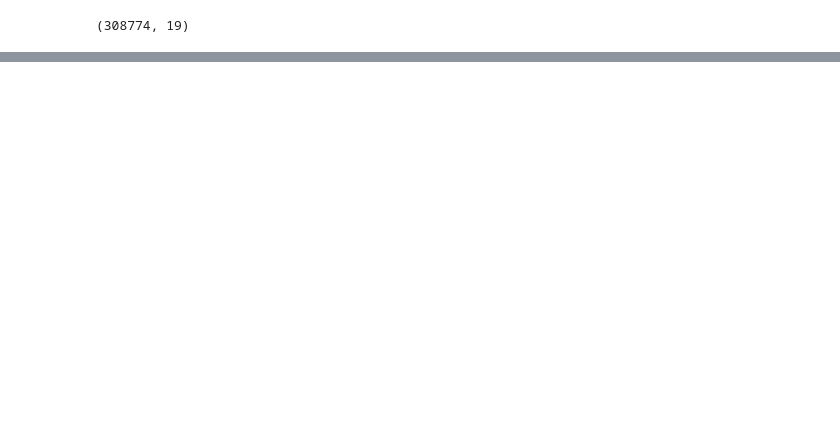
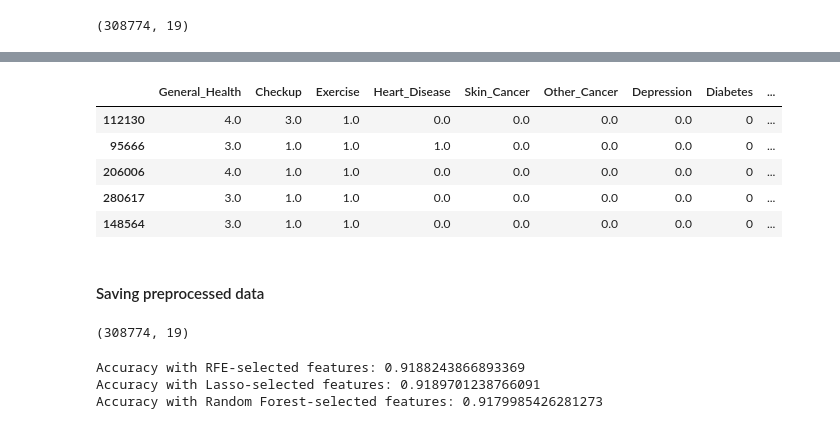
Before and after one commit to ziyanoffl/Heart_Disease_Prediction, a Jupyter notebook: data_preprocessing_cardiovascular.ipynb, the cells around one changed output, grey strips where cells are left out. Cells and saved outputs as stored; diff of their text form; code cells hidden in the pictures; blank space fills up the shorter version.

```diff
--- a/data_preprocessing_cardiovascular.ipynb
+++ b/data_preprocessing_cardiovascular.ipynb
@@ -743 +699,14 @@ Feature Ranking (CFS):
 | FriedPotato_Consumption      |    26.4145 |
+# %%
+# Drop the columns 'age' and 'gender' from the original dataframe
+data_ordinal_encode = data_ordinal_encode.drop(['FriedPotato_Consumption'], axis=1)
+data_ordinal_encode.head()
+# %% [output]
+|  | General_Health | Checkup | Exercise | Heart_Disease | Skin_Cancer | Other_Cancer | Depression | Diabetes | ... |
+| 112130 | 4.0 | 3.0 | 1.0 | 0.0 | 0.0 | 0.0 | 0.0 | 0 | ... |
+| 95666 | 3.0 | 1.0 | 1.0 | 1.0 | 0.0 | 0.0 | 0.0 | 0 | ... |
+| 206006 | 4.0 | 1.0 | 1.0 | 0.0 | 0.0 | 0.0 | 0.0 | 0 | ... |
+| 280617 | 3.0 | 1.0 | 1.0 | 0.0 | 0.0 | 0.0 | 0.0 | 0 | ... |
+| 148564 | 3.0 | 1.0 | 1.0 | 0.0 | 0.0 | 0.0 | 0.0 | 0 | ... |
+# %% [markdown]
+#### Saving preprocessed data
@@ -743,0 +715,63 @@ Feature Ranking (CFS):
+# %%
+data_ordinal_encode.shape
+# %% [output]
+(308774, 19)
+# %%
+# Import necessary libraries
+import pandas as pd
+from sklearn.model_selection import train_test_split
+from sklearn.feature_selection import SelectFromModel, RFE
+from sklearn.linear_model import LogisticRegression
+from sklearn.ensemble import RandomForestClassifier
+from sklearn.metrics import accuracy_score
+
+X = data_ordinal_encode.drop("Heart_Disease", axis=1)
+y = data_ordinal_encode["Heart_Disease"]
+
+# Split the data into training and testing sets
+X_train, X_test, y_train, y_test = train_test_split(X, y, test_size=0.2, random_state=42)
+
+# Method 1: Recursive Feature Elimination (RFE)
+model_rfe = LogisticRegression(solver='liblinear')
+rfe = RFE(model_rfe, n_features_to_select=10)
+X_train_rfe = rfe.fit_transform(X_train, y_train)
+X_test_rfe = rfe.transform(X_test)
+
+# Method 2: Lasso Regression (L1 Regularization)
+model_lasso = LogisticRegression(penalty='l1', solver='liblinear', C=0.1)
+model_lasso.fit(X_train, y_train)
+sfm = SelectFromModel(model_lasso, threshold=0.25)
+sfm.fit(X_train, y_train)
+X_train_lasso = sfm.transform(X_train)
+X_test_lasso = sfm.transform(X_test)
+
+# Method 3: Random Forest Feature Importance
+model_rf = RandomForestClassifier(n_estimators=100, random_state=42)
+model_rf.fit(X_train, y_train)
+importances = model_rf.feature_importances_
+sfm_rf = SelectFromModel(model_rf, threshold=0.05)
+sfm_rf.fit(X_train, y_train)
+X_train_rf = sfm_rf.transform(X_train)
+X_test_rf = sfm_rf.transform(X_test)
+
+# Create and evaluate a simple model using selected features
+def evaluate_model(X_train, X_test, y_train, y_test):
+    model = LogisticRegression(solver='liblinear')
+    model.fit(X_train, y_train)
+    y_pred = model.predict(X_test)
+    accuracy = accuracy_score(y_test, y_pred)
+    return accuracy
+
+# Evaluate the models
+accuracy_rfe = evaluate_model(X_train_rfe, X_test_rfe, y_train, y_test)
+accuracy_lasso = evaluate_model(X_train_lasso, X_test_lasso, y_train, y_test)
+accuracy_rf = evaluate_model(X_train_rf, X_test_rf, y_train, y_test)
+
+# Print the results
+print("Accuracy with RFE-selected features:", accuracy_rfe)
+print("Accuracy with Lasso-selected features:", accuracy_lasso)
+print("Accuracy with Random Forest-selected features:", accuracy_rf)
+# %% [output]
+Accuracy with RFE-selected features: 0.9188243866893369
+Accuracy with Lasso-selected features: 0.9189701238766091
+Accuracy with Random Forest-selected features: 0.9179985426281273
```
Also changed, not shown: parts of 35 cells of this notebook, 3 other files.
